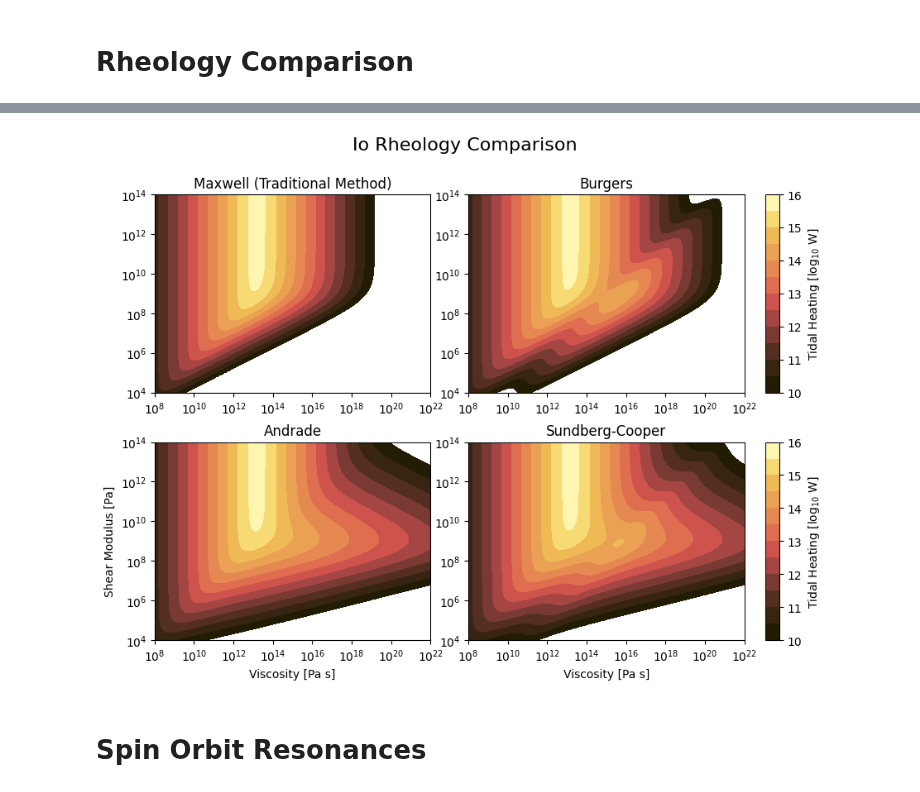
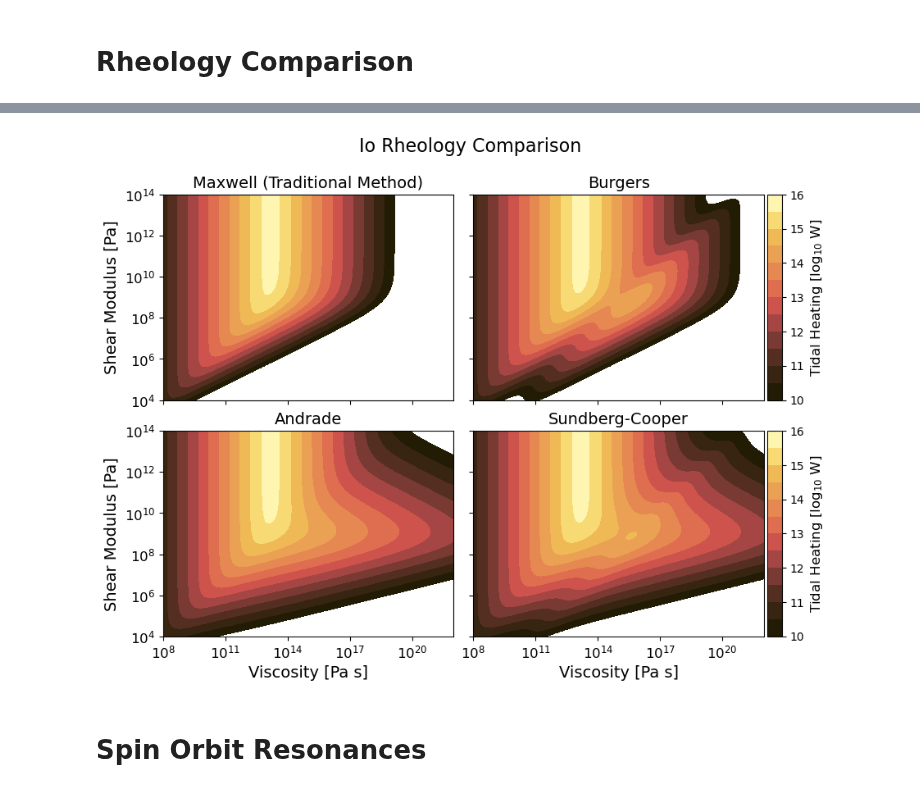
Before and after one commit to jrenaud90/TidalPy, a Jupyter notebook: Papers/2025-JOSS/figures/joss_figures.ipynb, the cells around one changed output, grey strips where cells are left out. Saved outputs shown, nothing was run; the diff lists cells and outputs as text; code cells hidden in the pictures.

```diff
--- a/Papers/2025-JOSS/figures/joss_figures.ipynb
+++ b/Papers/2025-JOSS/figures/joss_figures.ipynb
@@ -142,7 +159,7 @@ loading_percent_diff = 100.0 * (np.real(k_loading_incomp) - np.real(k_loading_co
 
 
 fig, axes = plt.subplots(1, 4, figsize=(12, 5), width_ratios=[1, 0.05, 1, 0.05])
-fig.suptitle('Compressible vs. Incompressible Love Number $k$', fontsize=16)
+fig.suptitle('Compressible vs. Incompressible Love Number $k$', fontsize=20, y=1.02)
 fig.subplots_adjust(wspace=0.2)
 
 # Shift figures a bit to the left
@@ -159,7 +176,7 @@ cs1 = axes[0].contourf(
     levels=[0, 2.5, 5, 7.5, 10, 12.5, 15, 17.5, 20],
     cmap=cmc.navia)
 cbars.append(plt.colorbar(cs1, cax=axes[1], orientation='vertical', pad=0.0))
-axes[0].set_title('Tidal', fontsize=14)
+axes[0].set_title('Tidal', fontsize=18)
 
 
 cs2 = axes[2].contourf(
@@ -169,27 +186,28 @@ cs2 = axes[2].contourf(
     levels=[0, 12, 25, 37, 50, 63, 75, 85, 100],
     cmap=cmc.navia)
 cbars.append(plt.colorbar(cs2, cax=axes[3], orientation='vertical', pad=0.0))
-axes[2].set_title('Loading', fontsize=14)
+axes[2].set_title('Loading', fontsize=18)
 
 for a_i, ax in enumerate(axes):
 
+    ax.tick_params(axis='both', labelsize=14)
     if a_i == 0:
-        ax.set_ylabel('Mantle Bulk Modulus [GPa]', fontsize=12)
-        ax.set_xlabel('Inner Core Fraction', fontsize=12)
+        ax.set_ylabel('Mantle Bulk Modulus [GPa]', fontsize=16)
+        ax.set_xlabel('Inner Core Fraction', fontsize=16)
     elif a_i == 1:
         # cbars[0].set_label('%-Difference', fontsize=12)
         cbars[0].set_ticks([0, 5, 10, 15, 20])
-        cbars[0].set_ticklabels(['0%', '5%', '10%', '15%', '20%'])
+        cbars[0].set_ticklabels(['0%', '5%', '10%', '15%', '20%'], fontsize=14)
         pass
     elif a_i == 2:
         # ax.set_ylabel('Mantle Bulk Modulus [GPa]', fontsize=12)
         ax.set_yticklabels([])
-        ax.set_xlabel('Inner Core Fraction', fontsize=12)
+        ax.set_xlabel('Inner Core Fraction', fontsize=16)
     else:
-        cbars[1].set_label('%-Difference', fontsize=12)
+        cbars[1].set_label('%-Difference', fontsize=16)
         cbars[1].set_ticks([0, 25, 50, 75, 100])
-        cbars[1].set_ticklabels(['0%', '25%', '50%', '75%', '100%'])
+        cbars[1].set_ticklabels(['0%', '25%', '50%', '75%', '100%'], fontsize=14)
 
 
-fig.savefig("compressibility_effects_venus.png", dpi=300)
+fig.savefig("compressibility_effects_venus.png", dpi=300, bbox_inches='tight', pad_inches=0.05)
 # %% [output]
@@ -264,7 +284,7 @@ One or more heat sources were not set for Layer Mantle (rock in Io_variant (Burn
 # %%
 # Create figure and gridspec: 2 rows, 3 columns (last column for colorbars)
 fig = plt.figure(figsize=(10, 7))
-gs = gridspec.GridSpec(nrows=2, ncols=3, width_ratios=[1, 1, 0.05], wspace=0.2, hspace=0.25)
+gs = gridspec.GridSpec(nrows=2, ncols=3, width_ratios=[1, 1, 0.05], wspace=0.1, hspace=0.15)
 fig.suptitle("Io Rheology Comparison", fontsize=16)
 
 # Axes for plots
@@ -298,39 +318,50 @@ i = 0
 for (rheo_name, rheo_color), orbit in orbit_by_rheo.items():
     io = orbit.tidal_objects[1]
 
     # Set thermal state
     io.mantle.temperature = None  # Clear the temperature set in the previous cell.
     io.mantle.set_strength(viscosity=viscosity_mtx_flat, shear_modulus=shear_mtx_flat)
 
     tidal_heating = io.tidal_heating_global
     tidal_heating = np.log10(tidal_heating.reshape(shape))
 
     # Plot contour
     cb_data = axes[i].contourf(viscosity_array, shear_array, tidal_heating, colorbar_points, cmap=cmc.lajolla)
-    axes[i].set_title(rheo_name)
+    axes[i].set_title(rheo_name, fontsize=14)
 
     # Attach colorbar for the row
     if i % 2 == 1:  # for the second column in each row
         cbax = cbar_axes[i//2]
         cb = plt.colorbar(cb_data, cax=cbax)
-        cb.set_label('Tidal Heating [log$_{10}$ W]')
+        cb.set_label('Tidal Heating [log$_{10}$ W]', fontsize=12)
         axes[i].set_yticklabels([])
 
         # Shift the colorbar to the left
         box = cbax.get_position()
         cbax.set_position([box.x0 - 0.02, box.y0, box.width, box.height])
 
     i += 1
 
 # Set axis scales and labels
+for ax in axes:
+    ax.tick_params(labelsize=12)
+
 axes[0].set(xscale='log', yscale='log', ylim=(1e4, 1e14), xlim=(1e8, 1e22))
+axes[0].set_ylabel('Shear Modulus [Pa]', fontsize=14)
+axes[0].set_xticklabels([])
 axes[1].set(xscale='log', yscale='log', ylim=(1e4, 1e14), xlim=(1e8, 1e22))
-axes[2].set(xscale='log', yscale='log', ylim=(1e4, 1e14), xlim=(1e8, 1e22), xlabel='Viscosity [Pa s]', ylabel='Shear Modulus [Pa]')
-axes[3].set(xscale='log', yscale='log', ylim=(1e4, 1e14), xlim=(1e8, 1e22), xlabel='Viscosity [Pa s]')
+axes[1].set_yticklabels([])
+axes[1].set_xticklabels([])
+axes[2].set(xscale='log', yscale='log', ylim=(1e4, 1e14), xlim=(1e8, 1e22))
+axes[2].set_xlabel('Viscosity [Pa s]', fontsize=14)
+axes[2].set_ylabel('Shear Modulus [Pa]', fontsize=14)
+axes[3].set(xscale='log', yscale='log', ylim=(1e4, 1e14), xlim=(1e8, 1e22))
+axes[3].set_xlabel('Viscosity [Pa s]', fontsize=14)
+axes[3].set_yticklabels([])
 
-fig.savefig("io_rheology_comparison.png", dpi=300)
+fig.savefig("io_rheology_comparison.png", dpi=300, bbox_inches='tight', pad_inches=0.05)
 # %% [output]
-[figure, old version]
+[figure, new version]
 # %% [markdown]
 # Spin Orbit Resonances
 # %%
```
Also changed, not shown: parts of 10 cells of this notebook, 31 other files.
